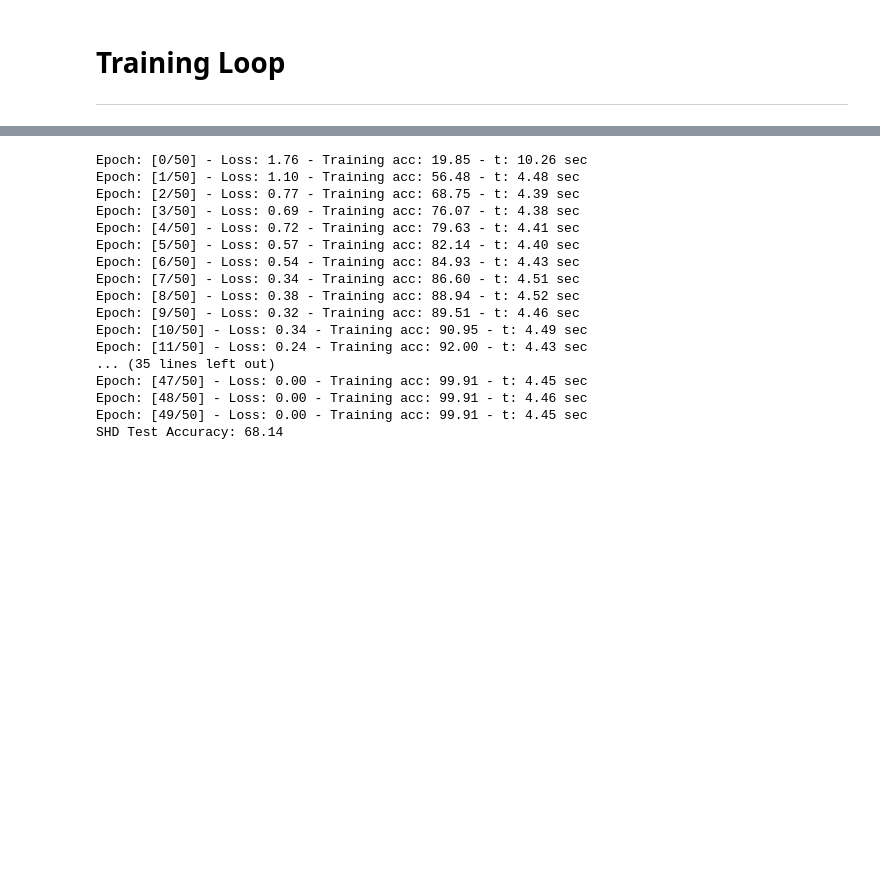
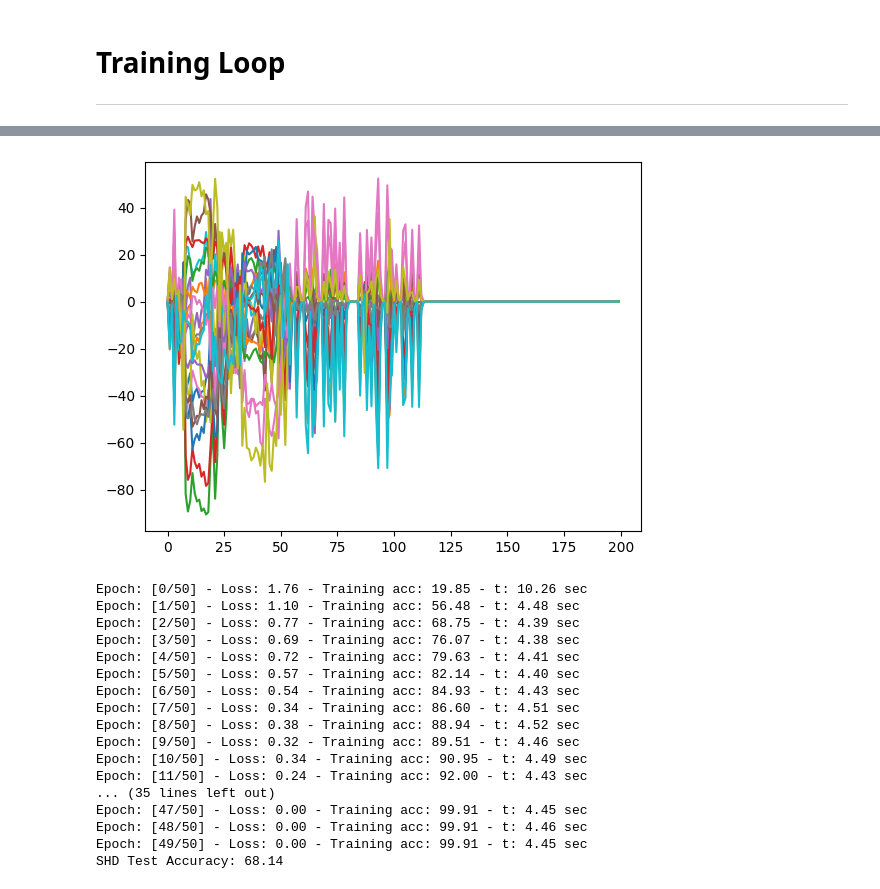
Before and after one commit to EIS-Hub/hSNN, a Jupyter notebook: snn_hierarchy_shd.ipynb, the cells around one changed output, grey strips where cells are left out. Saved outputs shown, nothing was run; the diff lists cells and outputs as text; code cells hidden in the pictures; blank space fills up the shorter version.

```diff
--- a/snn_hierarchy_shd.ipynb
+++ b/snn_hierarchy_shd.ipynb
@@ -577,7 +589,7 @@ def loss(key, net_params, net_states, X, Y, epoch):
     # forward pass
     net_states_hist = v_predict( [net_params, net_states], X)
     out_v_mem = net_states_hist[-1][2]
-    Yhat = decoder( out_v_mem )
+    Yhat = decoder_vmax( out_v_mem )
     # compute the loss and correct examples
     num_correct = jnp.sum(jnp.equal(jnp.argmax(Yhat, 1), jnp.argmax(Y, 1)))
     loss_ce = -jnp.mean(jnp.sum( jnp.log(Yhat * Y + 1e-8), axis=-1, dtype=jnp.float32))
@@ -754,5 +773,3 @@ def train_mosaic(key, n_batch, n_epochs, args,
         print(f'SSC Test Accuracy: {test_acc_ssc:.2f}')
 
     return train_loss, test_acc_shd, test_acc_ssc, val_acc_shd, net_params
-# %%
-args.lr = 0.005
@@ -793,0 +808,20 @@ Array(0.9131007, dtype=float32)
+# %%
+def predict(args_in, X):
+    """ Scans over time and return predictions. """
+    # net_params, net_states = args_in
+    _, net_states_hist = scan(hsnn_step, args_in, X, length=args.nb_steps)
+    return net_states_hist
+# vmap the forward of the model
+v_predict = vmap(predict, in_axes=(None, 0))
+
+# initialize parameters
+net_params, net_states = params_initializer( key, args )
+acc = 0; count =0
+for x_test, Y_test in test_loader_custom_collate :
+    net_states_hist = v_predict( [net_params_trained, net_states], x_test)
+    out_v_mem = net_states_hist[-1][2]
+    Yhat = decoder_sum( out_v_mem )
+    count += x_test.shape[0]
+    acc += jnp.sum( (jnp.argmax(Yhat, axis=-1) == Y_test).astype(int) )
+acc /= count
+print(f'Acc {acc*100}')
@@ -793,0 +836,13 @@ Array(0.9131007, dtype=float32)
+# %%
+### try and do a forward pass
+# load data
+x_train, Y = next(iter( train_loader_custom_collate ))
+x_test, Y_test = next(iter( test_loader_custom_collate ))
+print('Input shape: train '+ str(x_train.shape) + ' - test '+ str(x_test.shape) )
+
+# initialize parameters
+net_params, net_states = params_initializer( key, args )
+
+net_states_hist = v_predict( [net_params_trained, net_states], x_test)
+out_v_mem = net_states_hist[-1][2]
+Yhat = decoder_sum( out_v_mem )
@@ -793,0 +881,4 @@ Array(0.9131007, dtype=float32)
+# %%
+_ = plt.plot( out_v_mem[1] )
+# %% [output]
+[figure, added]
```
Also changed, not shown: parts of 20 cells of this notebook.
